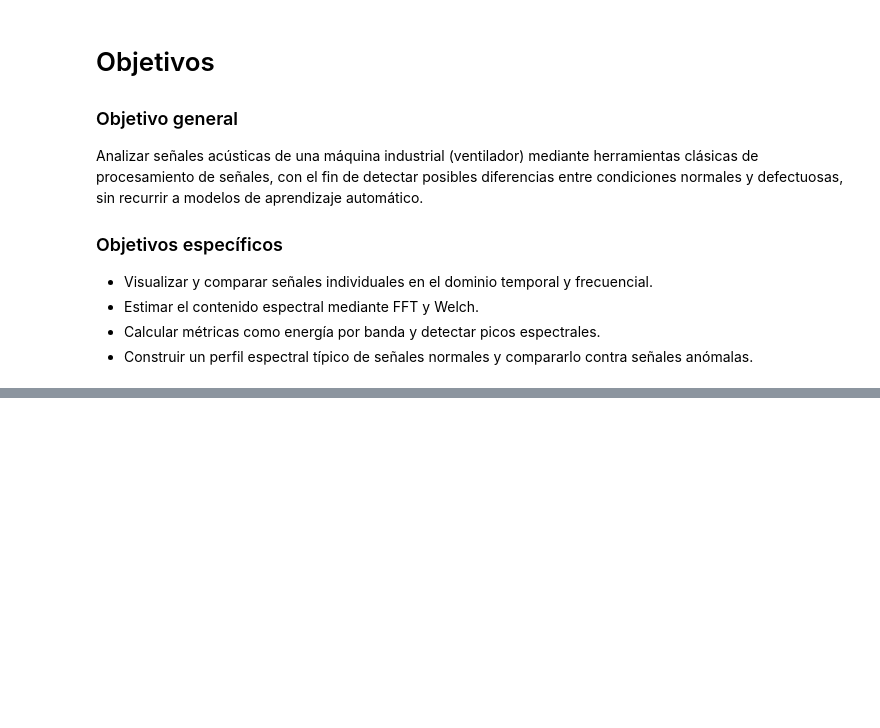
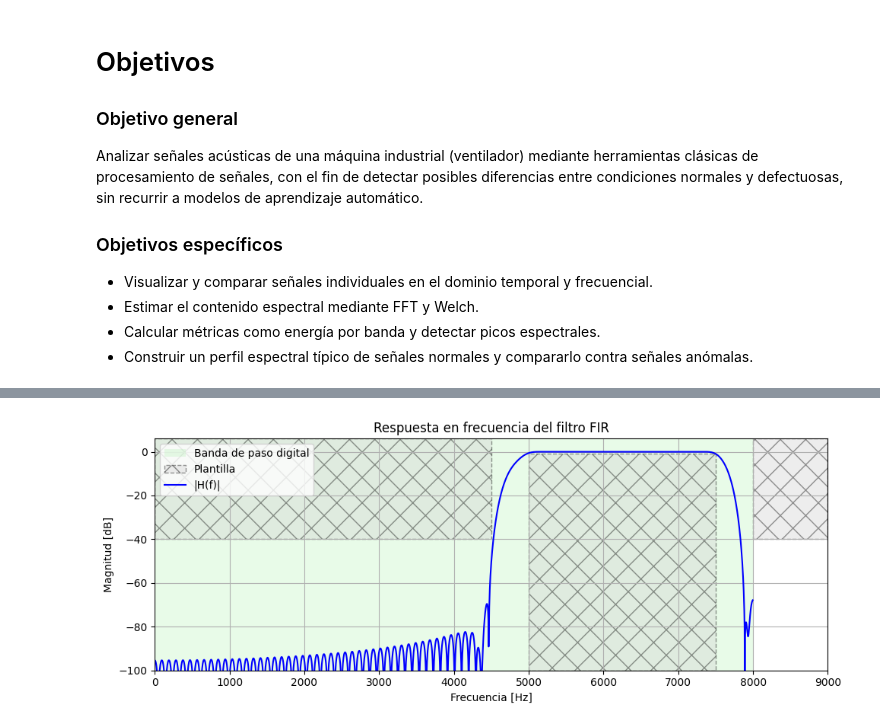
Before and after one commit to lucasmaru/APS-lmaru, a Jupyter notebook: Final/TP Final.ipynb, the cells around one changed output, grey strips where cells are left out. Cells and saved outputs as stored; diff of their text form; code cells hidden in the pictures; blank space fills up the shorter version.

```diff
--- a/Final/TP Final.ipynb
+++ b/Final/TP Final.ipynb
@@ -103,0 +112,55 @@ A grandes rasgos, el análisis espectral en el rango de 0 a 2000 Hz muestra tres
+# %%
+import numpy as np
+from scipy import signal as sig
+import matplotlib.pyplot as plt
+from pytc2.sistemas_lineales import plot_plantilla
+
+#%% PLANTILLA DE DISEÑO
+# Frecuencia de muestreo
+fs = 16000  # Hz
+nyq = fs / 2  # Frecuencia de Nyquist
+
+# Banda pasante deseada
+f_pass=(5000, 7500)
+
+# Banda de atenuación
+f_stop=(4500, 8000)
+
+# Ripple permitido en la banda pasante
+ripple_db = 1  # dB
+
+# Atenuación mínima en la banda de stop
+atten_db = 40  # dB
+
+#%% DISEÑO DEL FILTRO FIR
+# Frecuencias (en Hz)
+freq = [0, 2250,4600,5000, 7500 , 7750, 8000]
+gain = [0,  0  ,  0 , 1  ,   1  ,  0   , 0]
+
+# Orden del filtro
+numtaps = 171
+
+# Diseño FIR con firwin2
+b_fir = sig.firwin2(numtaps, freq, gain, fs=fs)
+
+#%% RESPUESTA EN FRECUENCIA DEL FILTRO
+w, h = sig.freqz(b_fir, worN=2048, fs=fs)
+
+# Proteger contra log(0)
+H_dB = 20 * np.log10(np.maximum(np.abs(h), 1e-12))
+
+# Graficar
+plt.figure(figsize=(10, 4))
+plt.axis([0, fs / 2 +1000, -atten_db - 60, ripple_db + 5])
+plot_plantilla(filter_type='bandpass',fpass=f_pass,ripple=ripple_db,
+    fstop=f_stop,attenuation=atten_db,fs=fs)
+plt.plot(w, H_dB, color='blue', label='|H(f)|')
+plt.title("Respuesta en frecuencia del filtro FIR")
+plt.xlabel("Frecuencia [Hz]")
+plt.ylabel("Magnitud [dB]")
+plt.grid(True)
+plt.legend()
+plt.tight_layout()
+plt.show()
+# %% [output]
+[figure, added]
```
Also changed, not shown: parts of 4 cells of this notebook, 5 other files.
